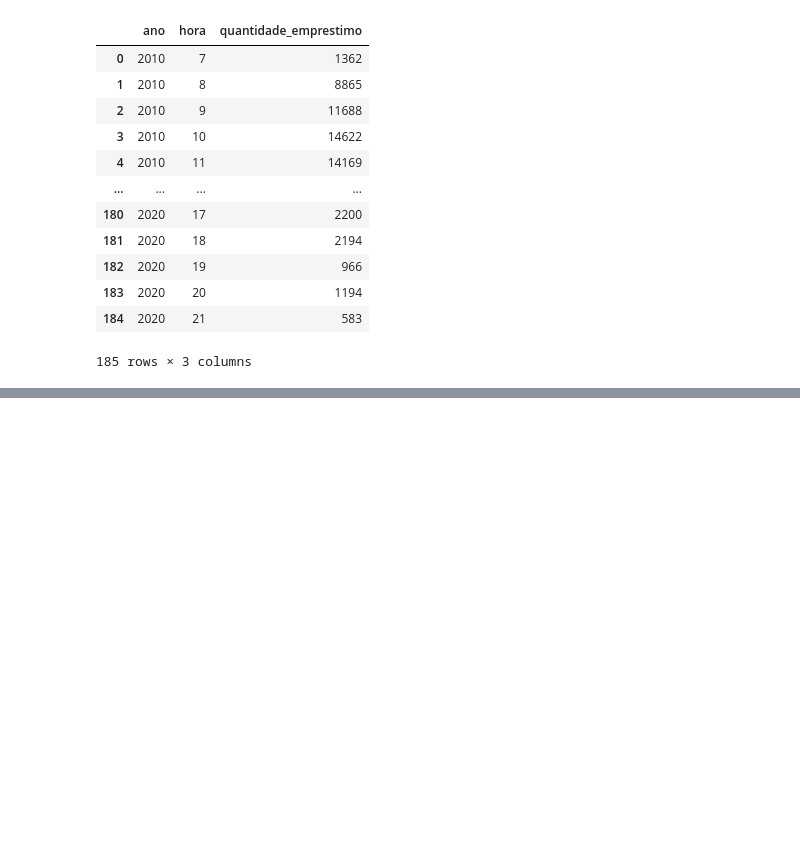
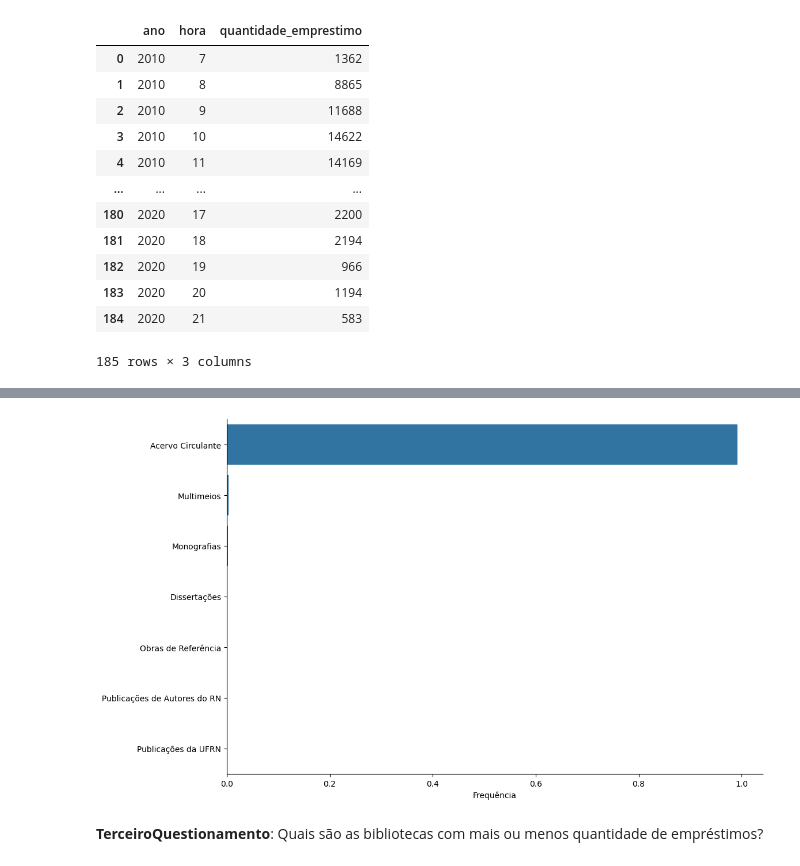
Before and after one commit to LuizHB23/7DaysOfCode-Pandas, a Jupyter notebook: main.ipynb, the cells around one changed output, grey strips where cells are left out. Saved outputs shown, nothing was run; the diff lists cells and outputs as text; code cells hidden in the pictures; blank space fills up the shorter version.

```diff
--- a/main.ipynb
+++ b/main.ipynb
@@ -493,0 +669,3 @@ for i in range(5):
+# %%
+colecoes_emprestadas = emprestimos.copy()
+colecoes_emprestadas.isna().sum()
@@ -493,0 +687,6 @@ for i in range(5):
+# %%
+colunas_retirar = colecoes_emprestadas.columns
+colecoes_emprestadas.drop(columns=[col for col in colunas_retirar if col not in ['id_emprestimo', 'id_exemplar', 'data_emprestimo', 'colecao']], inplace=True)
+colecoes_emprestadas.dropna(inplace=True)
+colecoes_emprestadas.reset_index(drop=True, inplace=True)
+colecoes_emprestadas.isna().sum()
@@ -493,0 +699,7 @@ for i in range(5):
+# %%
+colecoes_emprestadas.drop(columns=['id_emprestimo','id_exemplar'], inplace=True)
+colecoes_emprestadas['data_emprestimo'] = [1 for _ in colecoes_emprestadas['data_emprestimo']]
+colecoes_emprestadas.rename(columns={'data_emprestimo':'quantidade_emprestimo'}, inplace=True)
+colecoes_emprestadas = colecoes_emprestadas.groupby('colecao').sum()
+colecoes_emprestadas.sort_values('quantidade_emprestimo',ascending=False,inplace=True)
+colecoes_emprestadas
@@ -493,0 +725,11 @@ for i in range(5):
+# %%
+linhas_retirar = colecoes_emprestadas.index
+
+colecoes_emprestadas.drop(labels=linhas_retirar[7:], axis=0, inplace=True)
+
+ax = tabela_freq_perc(colecoes_emprestadas)
+plt.show()
+# %% [output]
+[figure, added]
+# %% [markdown]
+**TerceiroQuestionamento**: Quais são as bibliotecas com mais ou menos quantidade de empréstimos?
```
Also changed, not shown: parts of 30 cells of this notebook.
